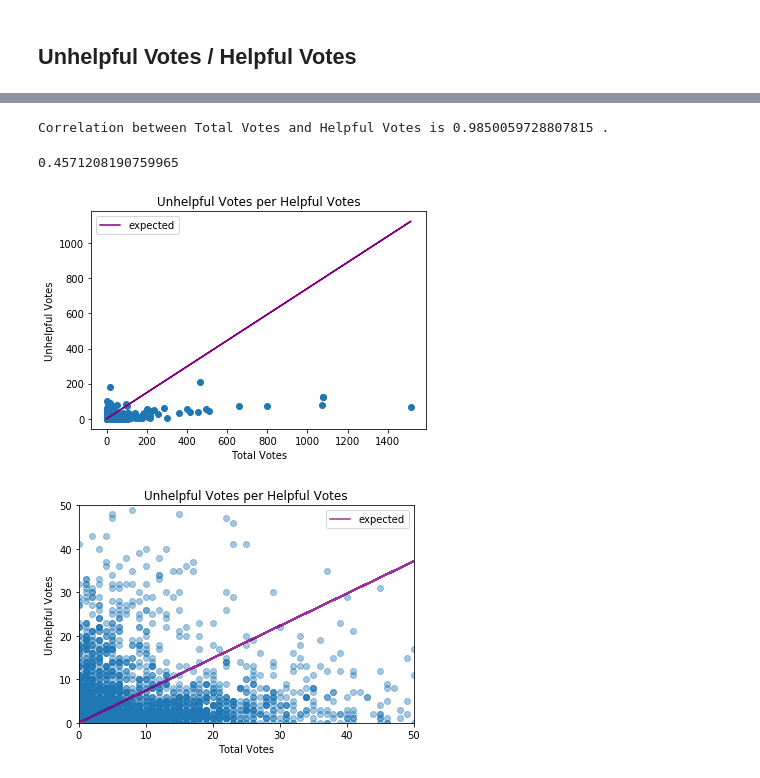
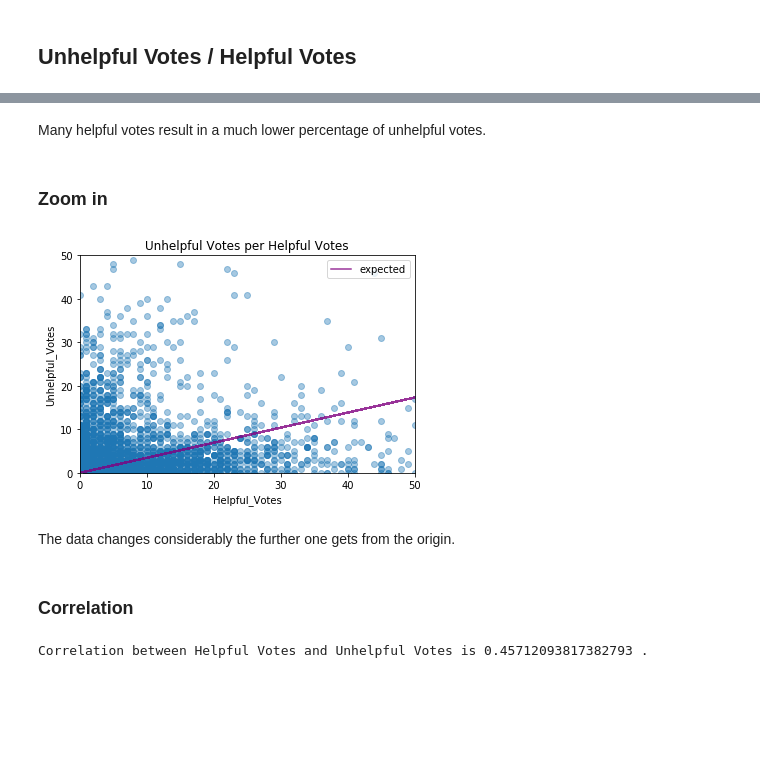
Before and after one commit to coreyjwade/Ranking_Reviewers_EDA, a Jupyter notebook: EDA_Ranking_Reviewers.ipynb, the cells around one changed output, grey strips where cells are left out. Drawn from its saved outputs; the diff is of its cells as text; code cells hidden in the pictures; blank space fills up the shorter version.

```diff
--- a/EDA_Ranking_Reviewers.ipynb
+++ b/EDA_Ranking_Reviewers.ipynb
@@ -285,45 +301,35 @@ plt.show()
+# %% [markdown]
+Many helpful votes result in a much lower percentage of unhelpful votes.
+# %% [markdown]
+### Zoom in
+# %%
+# Create scatter plot comparing Total_Votes to Helpful_Votes
+scatter('Helpful_Votes', 'Unhelpful_Votes', 'Unhelpful Votes per Helpful Votes', df_sub, 0.4)
+
+# The purple line is the expected value of helpful votes
+expectedLine, = plt.plot(x, x/helpfulPercentage-x, 'purple', label='expected', alpha=0.8)
+
+# Create legend
+plt.legend(handles=[expectedLine])
+
+# Set x,y bounds
+plt.xlim(0,50)
+plt.ylim(0,50)
+
+# Show plot
+plt.show()
+# %% [output]
+[figure, added]
+# %% [markdown]
+The data changes considerably the further one gets from the origin.
+# %% [markdown]
+### Correlation
 # %%
 # compute correlation of x,y from above plot
+x = df_sub['Helpful_Votes']
+y = df_sub['Unhelpful_Votes']
+
 coeff = correlation(x,y)
-print('Correlation between Total Votes and Helpful Votes is', coeff, '.')
-
-correlation(df_sub['Helpful_Votes'], df_sub['Unhelpful_Votes'])
+print('Correlation between Helpful Votes and Unhelpful Votes is', coeff, '.')
 # %% [output]
-Correlation between Total Votes and Helpful Votes is 0.9850059728807815 .
+Correlation between Helpful Votes and Unhelpful Votes is 0.45712093817382793 .
-0.4571208190759965
-# %%
-y = df_sub['Unhelpful_Votes']
-x = df_sub['Helpful_Votes']
-
-plt.ylabel('Unhelpful Votes')
-plt.xlabel('Total Votes')
-plt.title('Unhelpful Votes per Helpful Votes')
-
-plt.scatter(x,y)
-
-#The purple line is the expected value of helpful votes
-expectedLine, = plt.plot(x, helpfulPercentage*x, 'purple', label='expected')
-
-plt.legend(handles=[expectedLine])
-plt.show()
-# %% [output]
-[figure, removed]
-# %%
-y = df_sub['Unhelpful_Votes']
-x = df_sub['Helpful_Votes']
-
-plt.ylabel('Unhelpful Votes')
-plt.xlabel('Total Votes')
-plt.title('Unhelpful Votes per Helpful Votes')
-
-plt.scatter(x,y, alpha=0.4)
-
-#The purple line is the expected value of helpful votes
-expectedLine, = plt.plot(x, helpfulPercentage*x, 'purple', label='expected', alpha=0.8)
-
-plt.legend(handles=[expectedLine])
-plt.xlim(0,50)
-plt.ylim(0,50)
-plt.show()
-# %% [output]
-[figure, removed]
```
Also changed, not shown: parts of 55 cells of this notebook.
